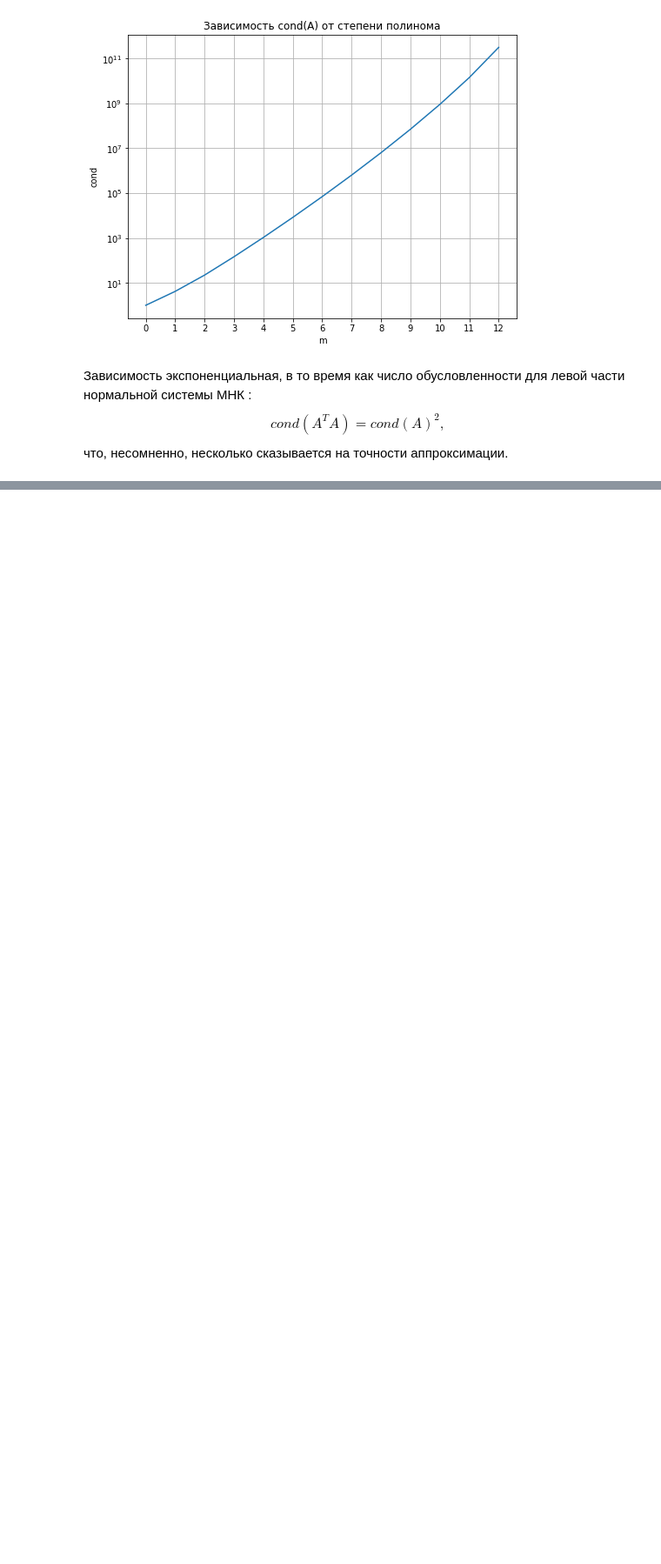
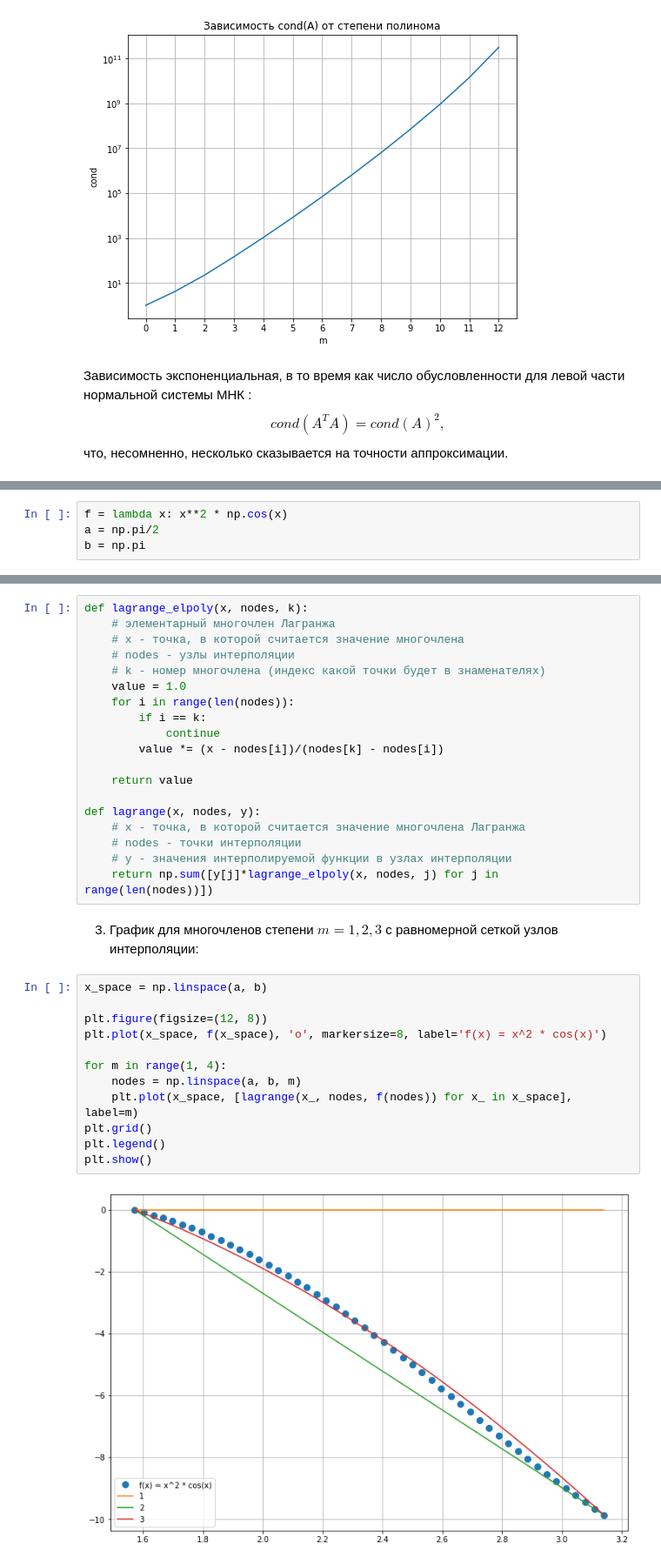
Before and after one commit to ProkopievGr/num_meth, a Jupyter notebook: labs/Lab5.ipynb, the cells around one changed output, grey strips where cells are left out. Shown: that part at 87% size. Drawn from its saved outputs; the diff is of its cells as text; blank space fills up the shorter version.

```diff
--- a/labs/Lab5.ipynb
+++ b/labs/Lab5.ipynb
@@ -210,0 +265,4 @@ $$ cond(A^T A) = cond(A)^2,$$
+# %%
+f = lambda x: x**2 * np.cos(x)
+a = np.pi/2
+b = np.pi
@@ -210,0 +284,35 @@ $$ cond(A^T A) = cond(A)^2,$$
+# %%
+def lagrange_elpoly(x, nodes, k):
+    # элементарный многочлен Лагранжа
+    # x - точка, в которой считается значение многочлена
+    # nodes - узлы интерполяции
+    # k - номер многочлена (индекс какой точки будет в знаменателях)
+    value = 1.0
+    for i in range(len(nodes)):
+        if i == k:
+            continue
+        value *= (x - nodes[i])/(nodes[k] - nodes[i])
+
+    return value
+
+def lagrange(x, nodes, y):
+    # x - точка, в которой считается значение многочлена Лагранжа
+    # nodes - точки интерполяции
+    # y - значения интерполируемой функции в узлах интерполяции
+    return np.sum([y[j]*lagrange_elpoly(x, nodes, j) for j in range(len(nodes))])
+# %% [markdown]
+3) График для многочленов степени $m = 1, 2, 3$ с равномерной сеткой узлов интерполяции:
+# %%
+x_space = np.linspace(a, b)
+
+plt.figure(figsize=(12, 8))
+plt.plot(x_space, f(x_space), 'o', markersize=8, label='f(x) = x^2 * cos(x)')
+
+for m in range(1, 4):
+    nodes = np.linspace(a, b, m)
+    plt.plot(x_space, [lagrange(x_, nodes, f(nodes)) for x_ in x_space], label=m)
+plt.grid()
+plt.legend()
+plt.show()
+# %% [output]
+[figure, added]
```
Also changed, not shown: parts of 30 cells of this notebook.
